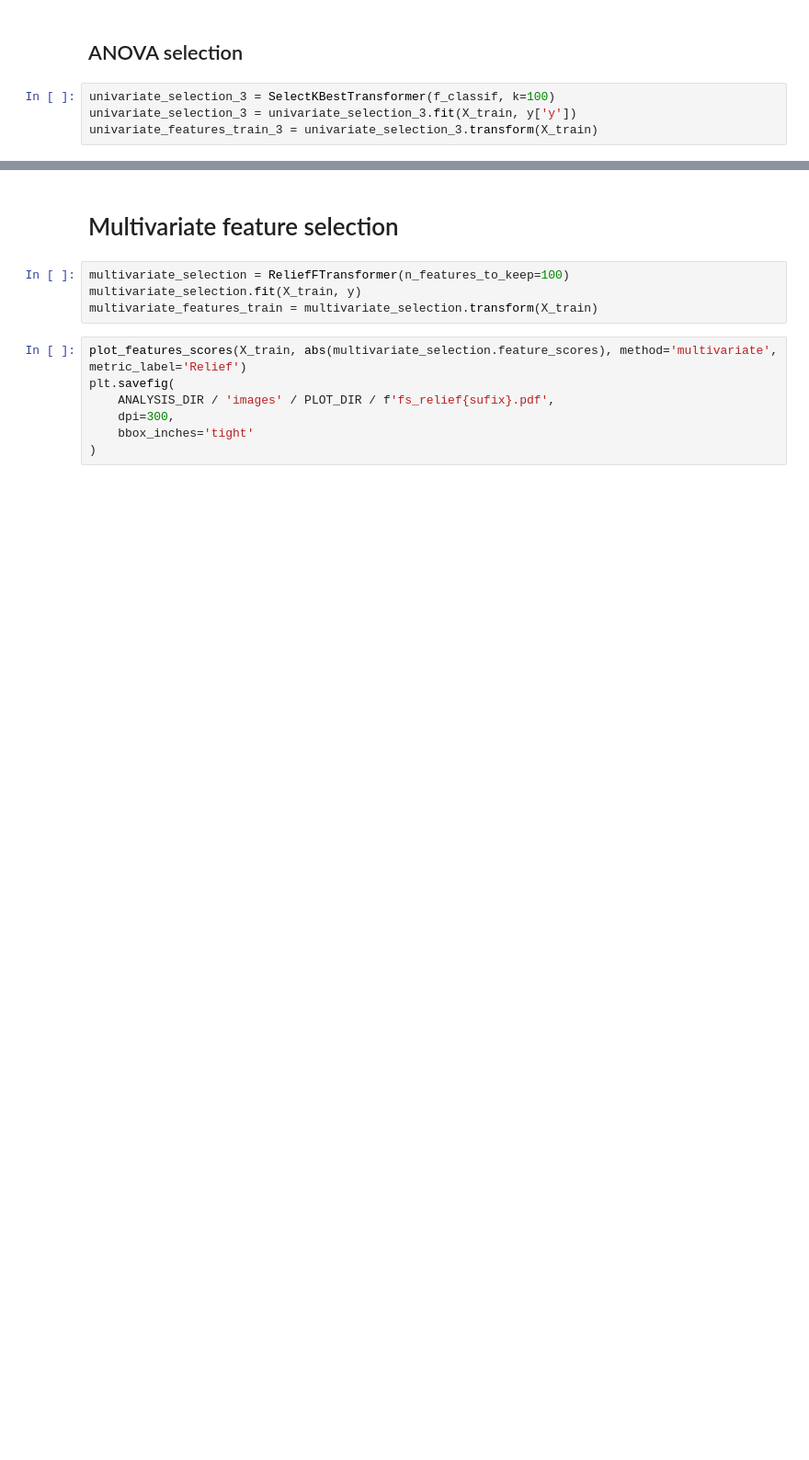
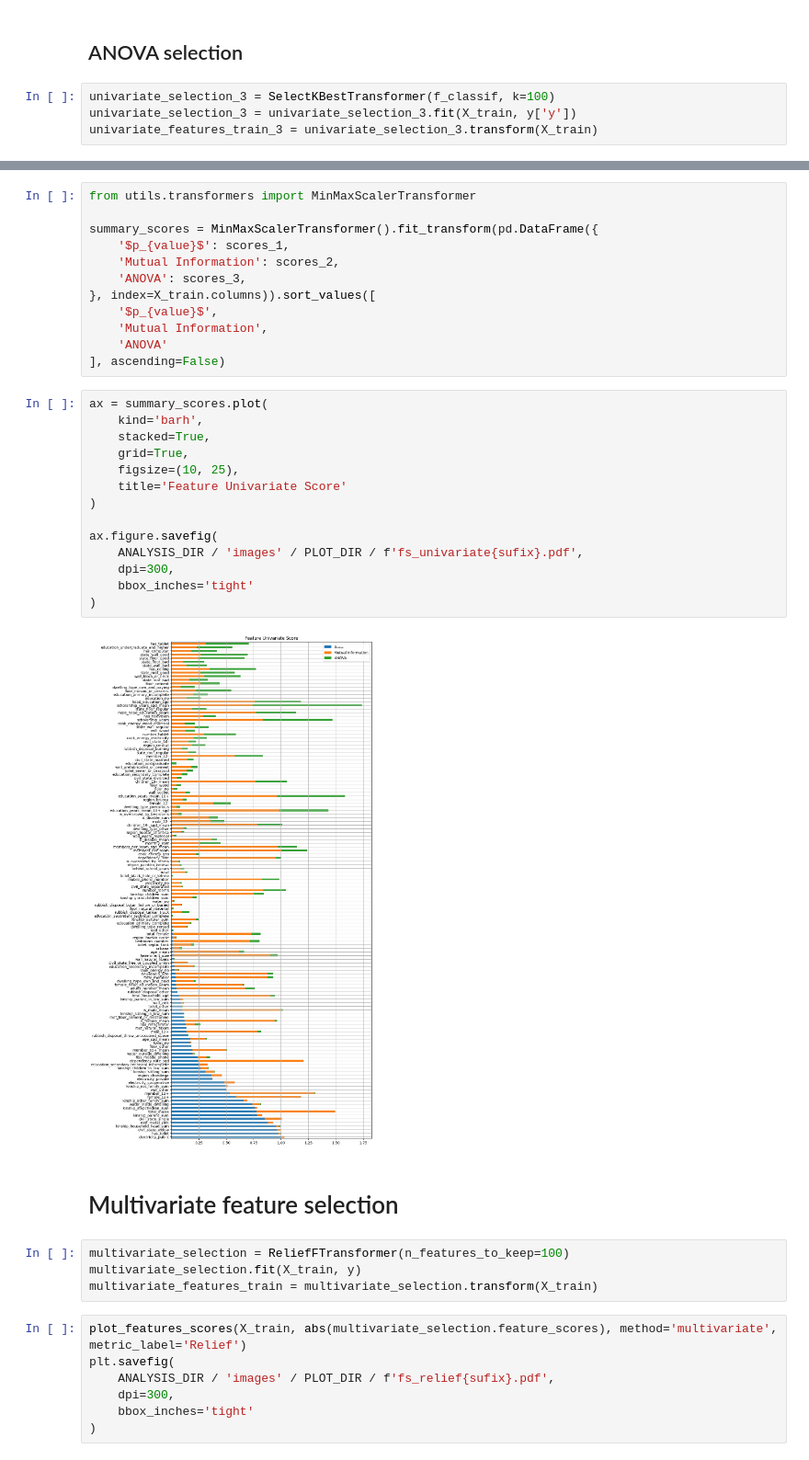
Before and after one commit to gabyarte/projects-ml, a Jupyter notebook: notebooks/2_feature_selection.ipynb, the cells around one changed output, grey strips where cells are left out. Shown at 92% size. Drawn from its saved outputs; the diff is of its cells as text; blank space fills up the shorter version.

```diff
--- a/notebooks/2_feature_selection.ipynb
+++ b/notebooks/2_feature_selection.ipynb
@@ -79,3 +82,31 @@ plt.savefig(
+# %%
+from utils.transformers import MinMaxScalerTransformer
+
+summary_scores = MinMaxScalerTransformer().fit_transform(pd.DataFrame({
+    '$p_{value}$': scores_1,
+    'Mutual Information': scores_2,
+    'ANOVA': scores_3,
+}, index=X_train.columns)).sort_values([
+    '$p_{value}$',
+    'Mutual Information',
+    'ANOVA'
+], ascending=False)
+# %%
+ax = summary_scores.plot(
+    kind='barh',
+    stacked=True,
+    grid=True,
+    figsize=(10, 25),
+    title='Feature Univariate Score'
+)
+
+ax.figure.savefig(
+    ANALYSIS_DIR / 'images' / PLOT_DIR / f'fs_univariate{sufix}.pdf',
+    dpi=300,
+    bbox_inches='tight'
+)
+# %% [output]
+[figure, added]
 # %% [markdown]
 # Multivariate feature selection
 # %%
```
Also changed, not shown: parts of 4 cells of this notebook, 13 other files.
